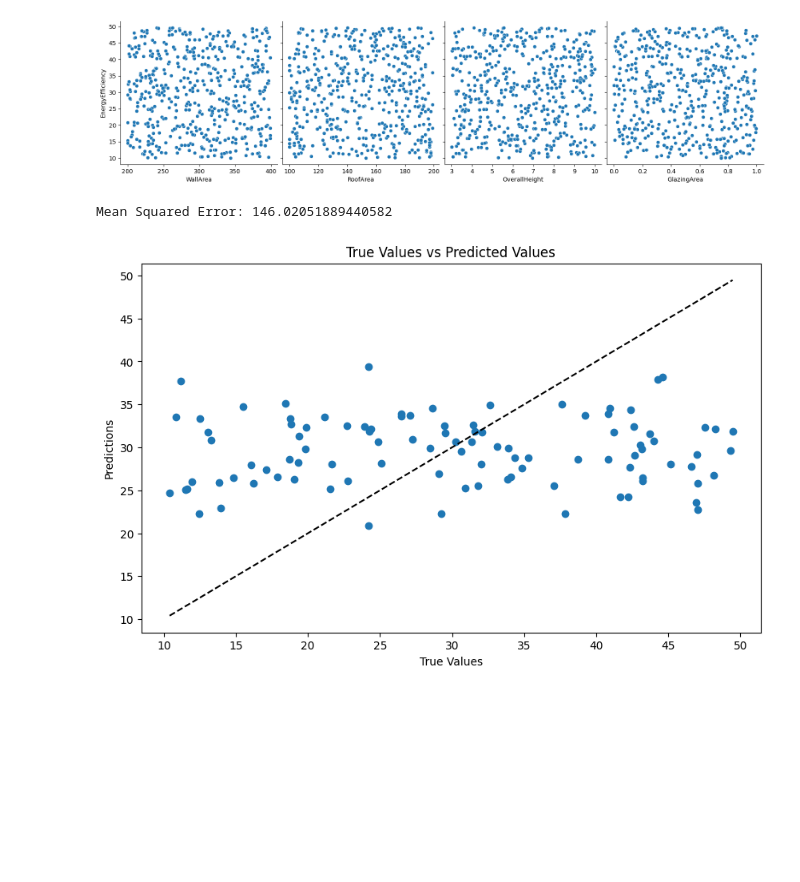
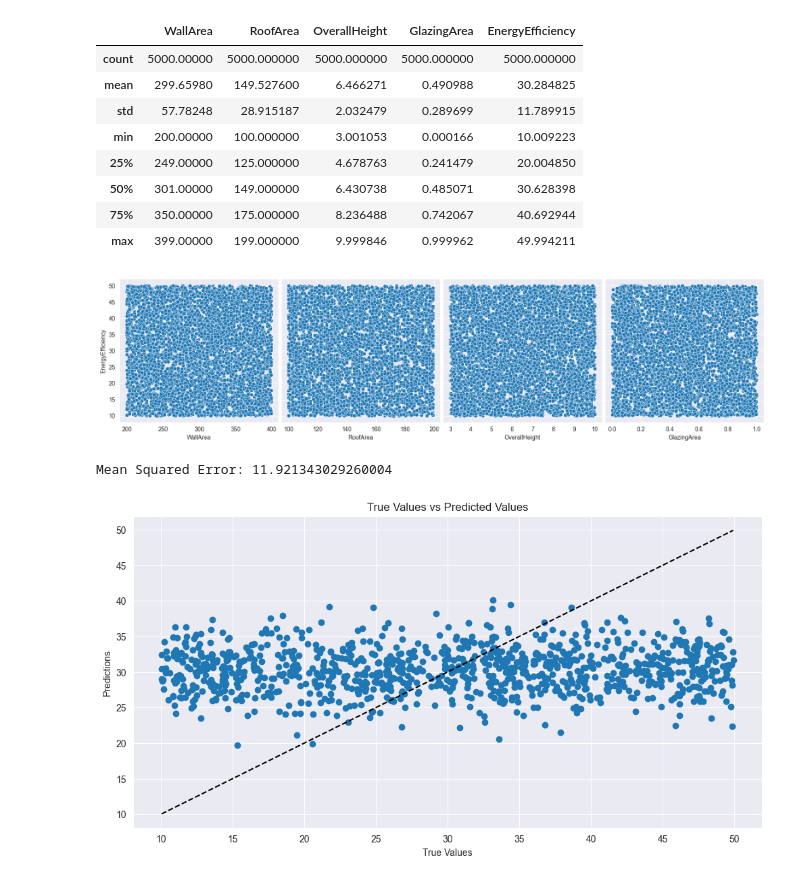
Before and after one commit to Keroshi/Generative_AI_with_AWS, a Jupyter notebook: building_energy_prediction.ipynb, the cells around one changed output. Cells and saved outputs as stored; diff of their text form; code cells hidden in the pictures; blank space fills up the shorter version.

```diff
--- a/building_energy_prediction.ipynb
+++ b/building_energy_prediction.ipynb
@@ -13,7 +13,7 @@ warnings.filterwarnings('ignore')
 # %%
 # Generate synthetic dataset for building features and energy efficiency ratings
 np.random.seed(0)
-data_size = 500
+data_size = 5000
 data = {
     'WallArea': np.random.randint(200, 400, data_size),
     'RoofArea': np.random.randint(100, 200, data_size),
@@ -22,6 +22,17 @@ data = {
     'EnergyEfficiency': np.random.uniform(10, 50, data_size)  # Energy efficiency rating
 }
 df = pd.DataFrame(data)
+df.describe()
+# %% [output]
+|  | WallArea | RoofArea | OverallHeight | GlazingArea | EnergyEfficiency |
+| count | 5000.00000 | 5000.000000 | 5000.000000 | 5000.000000 | 5000.000000 |
+| mean | 299.65980 | 149.527600 | 6.466271 | 0.490988 | 30.284825 |
+| std | 57.78248 | 28.915187 | 2.032479 | 0.289699 | 11.789915 |
+| min | 200.00000 | 100.000000 | 3.001053 | 0.000166 | 10.009223 |
+| 25% | 249.00000 | 125.000000 | 4.678763 | 0.241479 | 20.004850 |
+| 50% | 301.00000 | 149.000000 | 6.430738 | 0.485071 | 30.628398 |
+| 75% | 350.00000 | 175.000000 | 8.236488 | 0.742067 | 40.692944 |
+| max | 399.00000 | 199.000000 | 9.999846 | 0.999962 | 49.994211 |
 # %%
 # Data preprocessing
 X = df.drop('EnergyEfficiency', axis=1)
@@ -32,7 +43,7 @@ sns.pairplot(df, x_vars=['WallArea', 'RoofArea', 'OverallHeight', 'GlazingArea']
              aspect=1, kind='scatter')
 plt.show()
 # %% [output]
-[figure, old version]
+[figure, new version]
 # %%
 # Split the data into training and testing sets
 X_train, X_test, y_train, y_test = train_test_split(X, y, test_size=0.2, random_state=42)
@@ -43,18 +54,18 @@ model.fit(X_train, y_train)
 
 # Predict and evaluate
 predictions = model.predict(X_test)
-mse = mean_squared_error(y_test, predictions)
-print(f"Mean Squared Error: {mse}")
+rmse = root_mean_squared_error(y_test, predictions)
+print(f"Mean Squared Error: {rmse}")
 # %% [output]
-Mean Squared Error: 146.02051889440582
+Mean Squared Error: 11.921343029260004
 # %%
 # Plot the True values vs Predicted values
-plt.figure(figsize=(10, 6))
+plt.figure(figsize=(12, 6))
 plt.scatter(y_test, predictions)
 plt.xlabel("True Values")
 plt.ylabel("Predictions")
 plt.title("True Values vs Predicted Values")
 plt.plot([y_test.min(), y_test.max()], [y_test.min(), y_test.max()], 'k--')
 plt.show()
 # %% [output]
-[figure, old version]
+[figure, new version]
```
Also changed, not shown: parts of 1 cell of this notebook, 4 other files.
